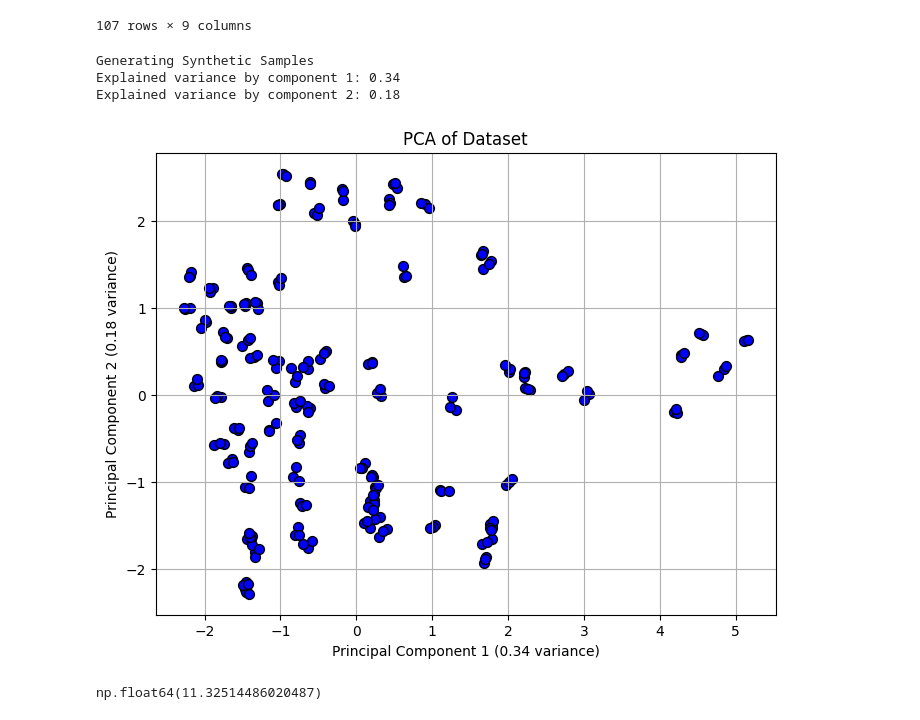
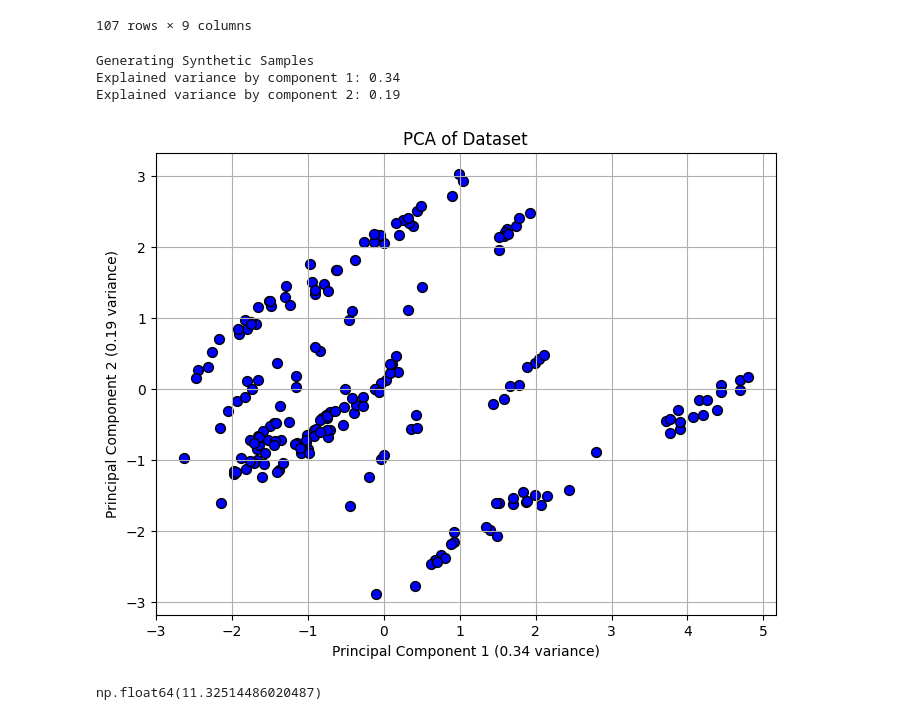
Before and after one commit to u7338876/vapingeffect, a Jupyter notebook: model_v5.ipynb, the cells around one changed output. Drawn from its saved outputs; the diff is of its cells as text; code cells hidden in the pictures.

```diff
--- a/model_v5.ipynb
+++ b/model_v5.ipynb
@@ -153,28 +160,30 @@ def simple_duplicate(X, y, n_samples=200, random_state=None, noise_std=0.4):
 # %%
 columns = ['tax_increase', 'outlet_reduction', 'dec_smoking_prevalence',
               'dec_tobacco_supply', 'dec_smoking_uptake', 'average_age',
               'gender_idx', 'ethnicity_idx']
 X = df_vape[columns]
 y = df_vape[['qalys_pc']]
 
 # Train Test Split
 X_train, X_test, y_train, y_test = train_test_split(X, y, test_size=0.25, random_state=42)
 y_flat = y_train.values.flatten() # Ensure that y is a 1D array for compatibility
 
 # Generate synthetic samples
 print("Generating Synthetic Samples")
 X_sim, y_sim = simple_duplicate(X_train.values, y_flat, n_samples=200, random_state=42)
 
 columns = ['tax_increase', 'outlet_reduction', 'dec_smoking_prevalence',
               'dec_tobacco_supply', 'dec_smoking_uptake', 'average_age',
               'gender_idx', 'ethnicity_idx']
 df_duplicated = pd.DataFrame(X_sim, columns=columns)
 df_duplicated['qalys_pc'] = y_sim
+
+display_pca(df_duplicated)
 # %% [output]
 Generating Synthetic Samples
 Explained variance by component 1: 0.34
-Explained variance by component 2: 0.18
+Explained variance by component 2: 0.19
-[figure, old version]
+[figure, new version]
 # %%
 from sklearn.linear_model import LinearRegression
 
```
Also changed, not shown: parts of 1 cell of this notebook, 16 other files.
